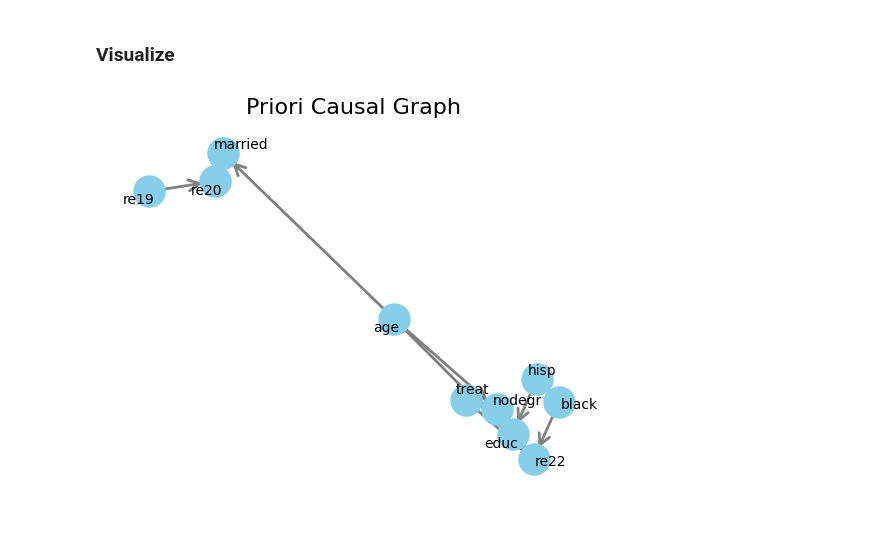
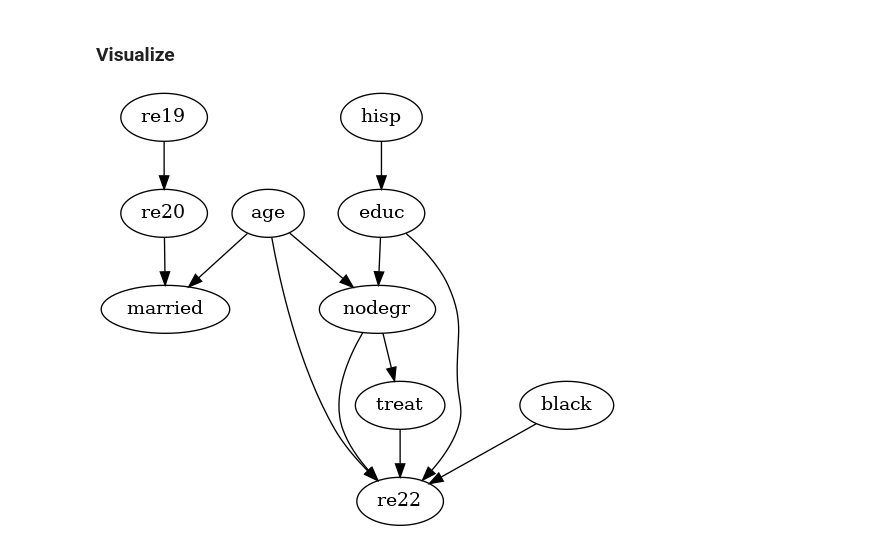
Before and after one commit to lshriver/causal-relations, a Jupyter notebook: causality.ipynb, the cells around one changed output. Drawn from its saved outputs; the diff is of its cells as text; code cells hidden in the pictures.

```diff
--- a/causality.ipynb
+++ b/causality.ipynb
@@ -146,20 +160,14 @@ g_pred = nx.DiGraph(pred_dag)
 g_pred = nx.relabel_nodes(g_pred, mapping, copy=True)
 # %% [markdown]
 ### Visualize
-# %%
-from adjustText import adjust_text
-
-# Draw nodes and edges
-nx.draw_networkx_nodes(g_pred, pos, node_size=500, node_color='skyblue')
-nx.draw_networkx_edges(g_pred, pos, edgelist=g_pred.edges(), arrowstyle='->', arrowsize=20, width=2, edge_color='gray')
-
-# Draw labels
-texts = [plt.text(pos[n][0], pos[n][1], s=n, fontsize=10, ha='center', va='center') for n in g_pred.nodes()]
-adjust_text(texts, arrowprops=dict(arrowstyle='-', color='gray'))
-
-plt.title("Priori Causal Graph", fontsize=16)
-plt.gca().set_facecolor('white')
-plt.axis('off')
-plt.show()
-# %% [output]
-[figure, removed]
+# %%
+# Create a graph:
+dag = graphviz.Digraph()
+for edge in g_pred.edges:
+    dag.edge(edge[0],edge[1])
+display_png(dag)
+
+# List variables to control for
+variables=['treat','nodegr','black', 'age', 'educ']
+# %% [output]
+[figure, added]
```
Also changed, not shown: parts of 5 cells of this notebook.
